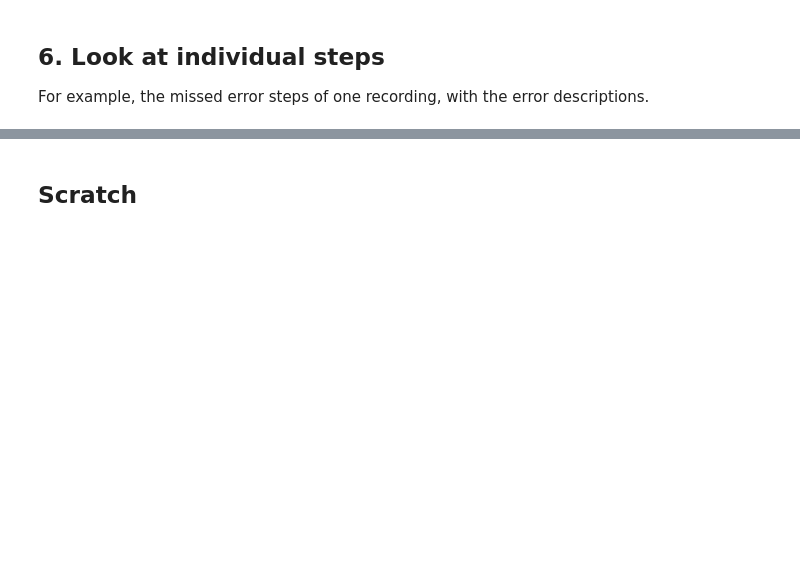
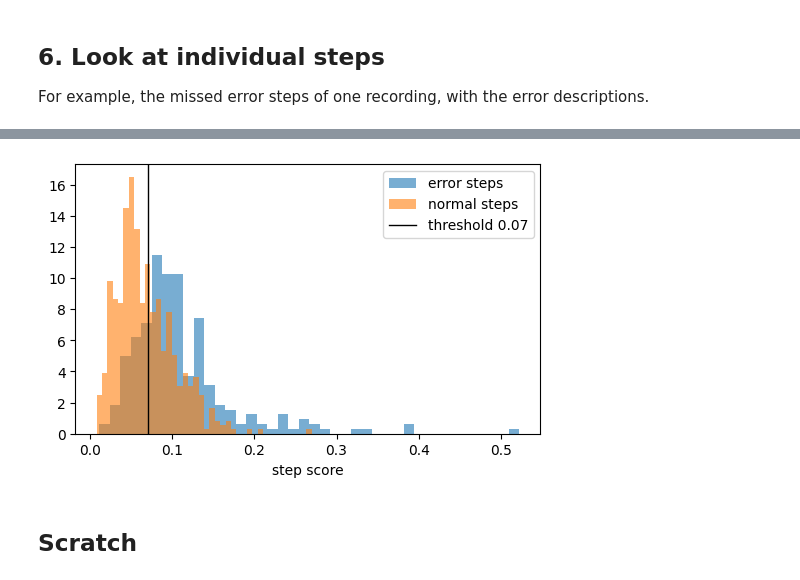
Before and after one commit to Harvey1202/steplens, a Jupyter notebook: docs/user_study/baseline_notebook.ipynb, the cells around one changed output, grey strips where cells are left out. Cells and saved outputs as stored; diff of their text form; code cells hidden in the pictures; blank space fills up the shorter version.

```diff
--- a/docs/user_study/baseline_notebook.ipynb
+++ b/docs/user_study/baseline_notebook.ipynb
@@ -255,3 +301,10 @@ df[(df.recording_id == rid)].sort_values("start_time")[cols]
+# %%
+fig, ax = plt.subplots(figsize=(6, 3.5))
+ax.hist(test[test.has_errors].score, bins=40, alpha=0.6, label="error steps", density=True)
+ax.hist(test[~test.has_errors].score, bins=40, alpha=0.6, label="normal steps", density=True)
+ax.axvline(THRESHOLD, color="k", lw=1, label=f"threshold {THRESHOLD:.2f}"); ax.legend(); ax.set_xlabel("step score"); plt.show()
+# %% [output]
+[figure, added]
 # %% [markdown]
 ## Scratch
 # %%
```
Also changed, not shown: parts of 3 cells of this notebook, 18 other files.
